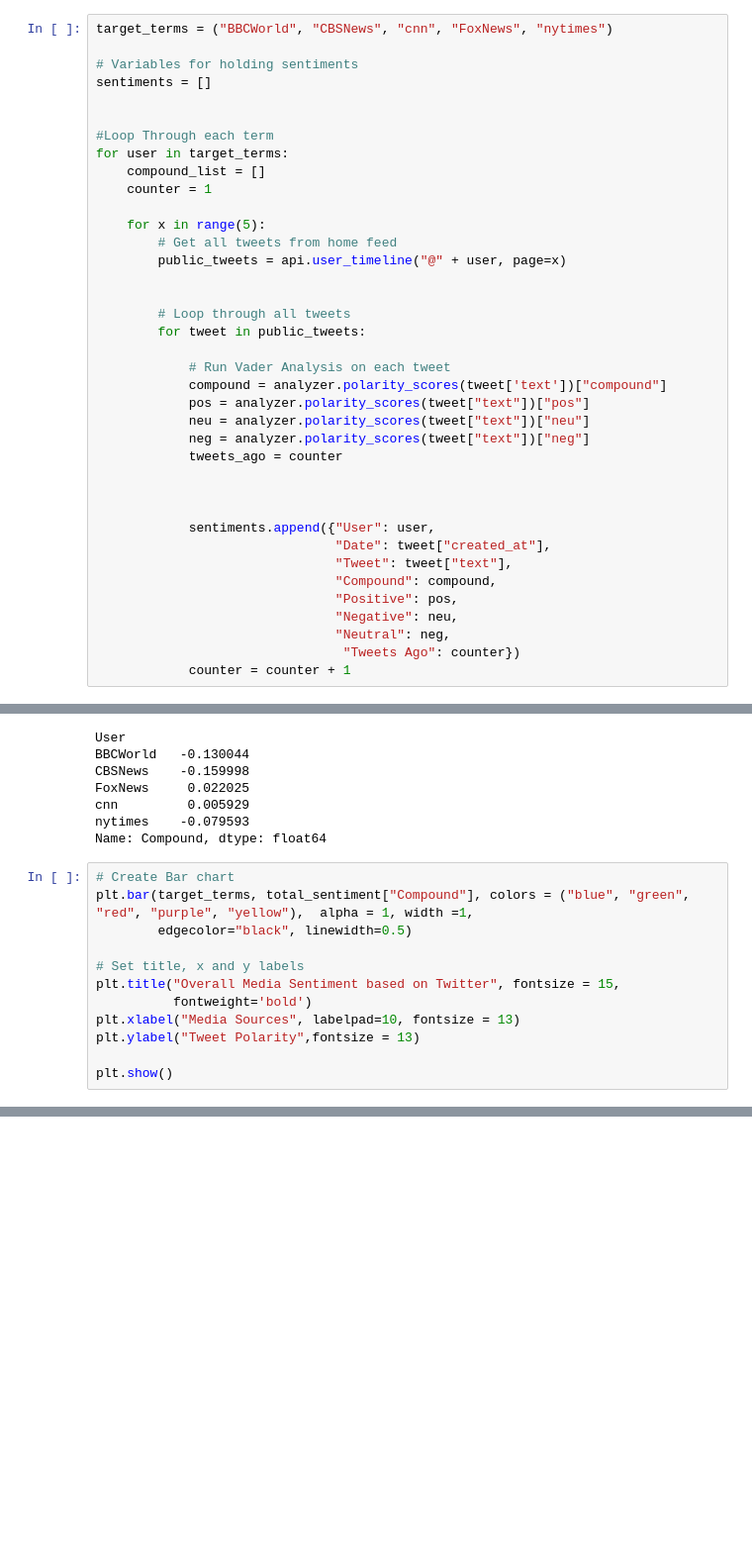
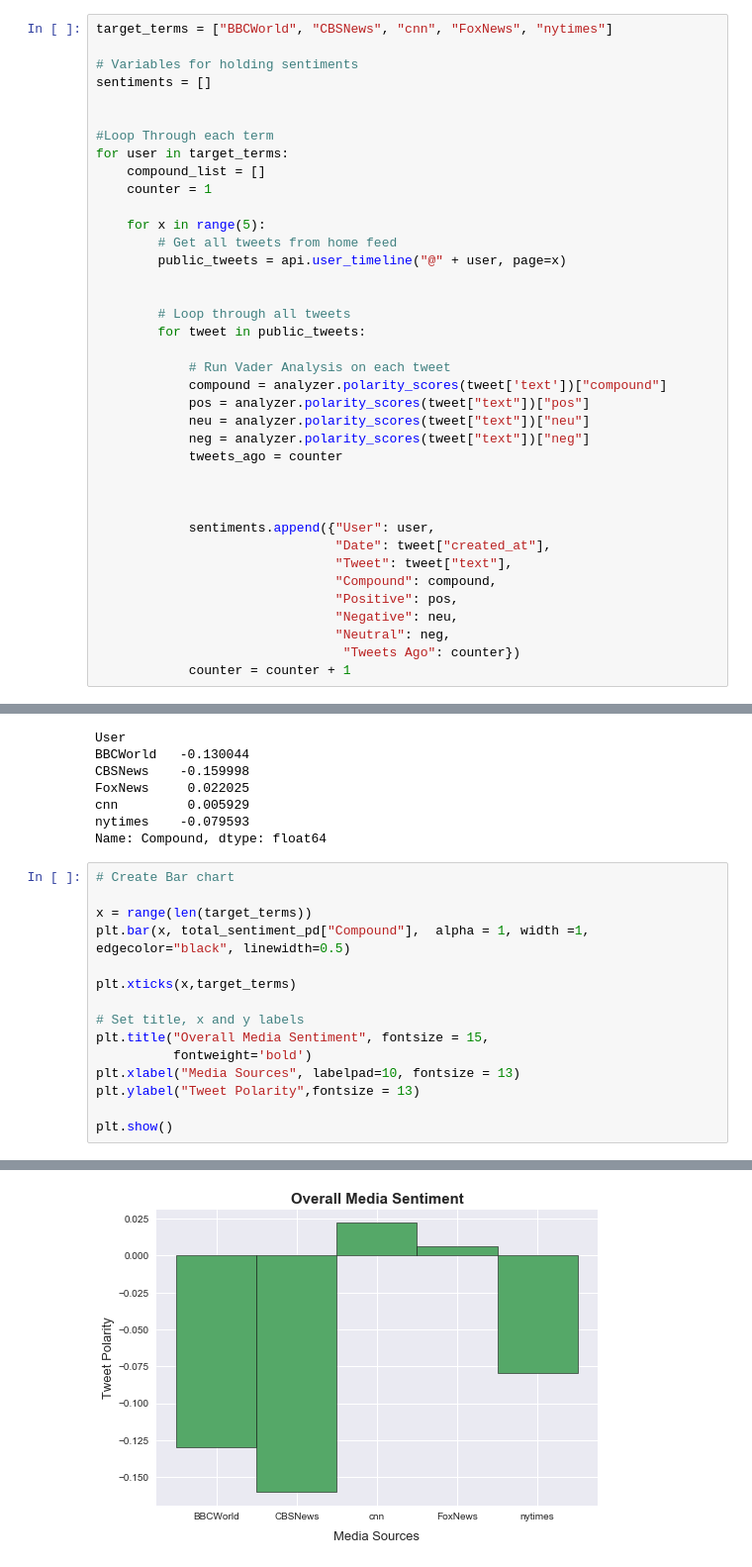
Before and after one commit to 5hars/Portfolio, a Jupyter notebook: News Accounts Twitter Analysis/News Analysis via Tweepy (HW7).ipynb, the cells around one changed output, grey strips where cells are left out. Shown at 99% size. Cells and saved outputs as stored; diff of their text form; blank space fills up the shorter version.

```diff
--- a/News Accounts Twitter Analysis/News Analysis via Tweepy (HW7).ipynb
+++ b/News Accounts Twitter Analysis/News Analysis via Tweepy (HW7).ipynb
@@ -30,5 +32,5 @@ api = tweepy.API(auth, parser=tweepy.parsers.JSONParser())
 # %%
-target_terms = ("BBCWorld", "CBSNews", "cnn", "FoxNews", "nytimes")
+target_terms = ["BBCWorld", "CBSNews", "cnn", "FoxNews", "nytimes"]
 
 # Variables for holding sentiments
 sentiments = []
@@ -123,11 +125,14 @@ nytimes    -0.079593
 Name: Compound, dtype: float64
 # %%
 # Create Bar chart
-plt.bar(target_terms, total_sentiment["Compound"], colors = ("blue", "green", "red", "purple", "yellow"),  alpha = 1, width =1,
-        edgecolor="black", linewidth=0.5)
+
+x = range(len(target_terms))
+plt.bar(x, total_sentiment_pd["Compound"],  alpha = 1, width =1, edgecolor="black", linewidth=0.5)
+
+plt.xticks(x,target_terms)
 
 # Set title, x and y labels
-plt.title("Overall Media Sentiment based on Twitter", fontsize = 15,
+plt.title("Overall Media Sentiment", fontsize = 15,
           fontweight='bold')
 plt.xlabel("Media Sources", labelpad=10, fontsize = 13)
 plt.ylabel("Tweet Polarity",fontsize = 13)
@@ -137,0 +142 @@ KeyError: 'Compound'
+[figure, added]
```
Also changed, not shown: parts of 3 cells of this notebook, 2 other files.
